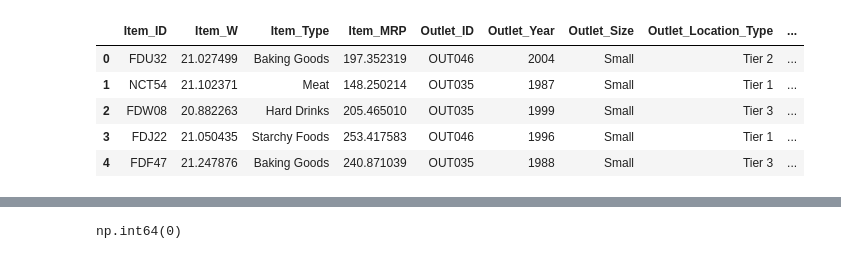
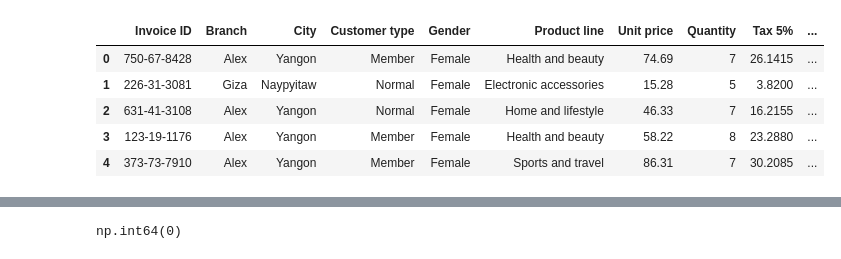
Before and after one commit to riwaz-joshi08/Supermarket_Data_Analysis, a Jupyter notebook: Supermarket_Data_Analysis.ipynb, the cells around one changed output, grey strips where cells are left out. Cells and saved outputs as stored; diff of their text form; code cells hidden in the pictures.

```diff
--- a/Supermarket_Data_Analysis.ipynb
+++ b/Supermarket_Data_Analysis.ipynb
@@ -8,14 +8,13 @@ from sklearn.model_selection import train_test_split
 import os
 import joblib
 # %%
-train=pd.read_csv(r'Data_Sets\train.csv')
-test=pd.read_csv(r'Data_Sets\test.csv')
+df=pd.read_csv('Data_Sets\SuperMarket Analysis.csv')
 # %%
-train.head()
+df.head()
 # %% [output]
-|  | Item_ID | Item_W | Item_Type | Item_MRP | Outlet_ID | Outlet_Year | Outlet_Size | Outlet_Location_Type | ... |
-| 0 | FDU32 | 21.027499 | Baking Goods | 197.352319 | OUT046 | 2004 | Small | Tier 2 | ... |
-| 1 | NCT54 | 21.102371 | Meat | 148.250214 | OUT035 | 1987 | Small | Tier 1 | ... |
-| 2 | FDW08 | 20.882263 | Hard Drinks | 205.465010 | OUT035 | 1999 | Small | Tier 3 | ... |
-| 3 | FDJ22 | 21.050435 | Starchy Foods | 253.417583 | OUT046 | 1996 | Small | Tier 1 | ... |
-| 4 | FDF47 | 21.247876 | Baking Goods | 240.871039 | OUT035 | 1988 | Small | Tier 3 | ... |
+|  | Invoice ID | Branch | City | Customer type | Gender | Product line | Unit price | Quantity | Tax 5% | ... |
+| 0 | 750-67-8428 | Alex | Yangon | Member | Female | Health and beauty | 74.69 | 7 | 26.1415 | ... |
+| 1 | 226-31-3081 | Giza | Naypyitaw | Normal | Female | Electronic accessories | 15.28 | 5 | 3.8200 | ... |
+| 2 | 631-41-3108 | Alex | Yangon | Normal | Female | Home and lifestyle | 46.33 | 7 | 16.2155 | ... |
+| 3 | 123-19-1176 | Alex | Yangon | Member | Female | Health and beauty | 58.22 | 8 | 23.2880 | ... |
+| 4 | 373-73-7910 | Alex | Yangon | Member | Female | Sports and travel | 86.31 | 7 | 30.2085 | ... |
```
Also changed, not shown: parts of 19 cells of this notebook, 4 other files.
